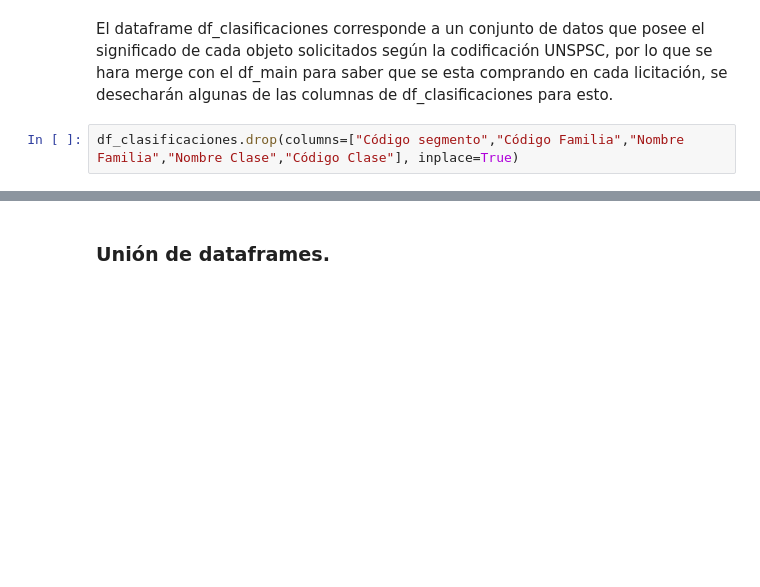
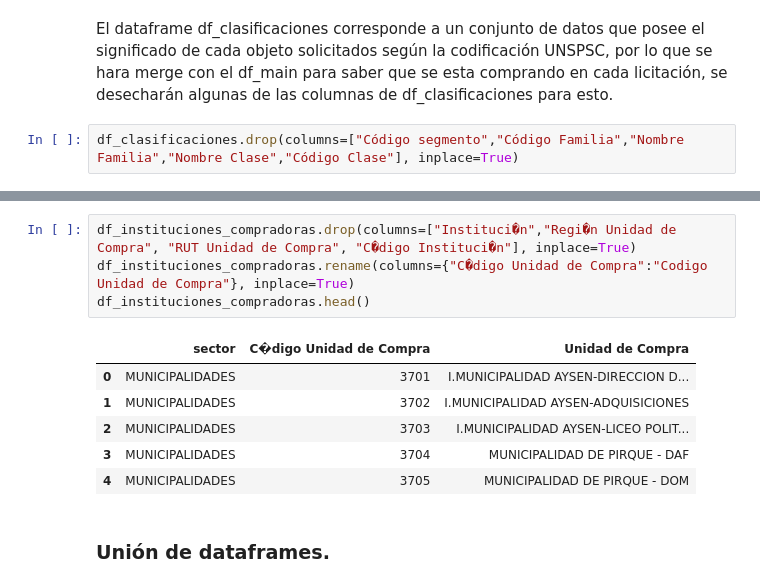
Before and after one commit to Camila-Rojas-05/Proyecto-IMT-2200-1-Grupo-14, a Jupyter notebook: Datos y trabajo con muestras/Revision_limpieza_2018.ipynb, the cells around one changed output, grey strips where cells are left out. Drawn from its saved outputs; the diff is of its cells as text; blank space fills up the shorter version.

```diff
--- a/Datos y trabajo con muestras/Revision_limpieza_2018.ipynb
+++ b/Datos y trabajo con muestras/Revision_limpieza_2018.ipynb
@@ -793,3 +536,14 @@ df_clasificaciones.drop(columns=["Código segmento","Código Familia","Nombre Fa
+# %%
+df_instituciones_compradoras.drop(columns=["Instituci�n","Regi�n Unidad de Compra", "RUT Unidad de Compra", "C�digo Instituci�n"], inplace=True)
+df_instituciones_compradoras.rename(columns={"C�digo Unidad de Compra":"Codigo Unidad de Compra"}, inplace=True)
+df_instituciones_compradoras.head()
+# %% [output]
+|  | sector | C�digo Unidad de Compra | Unidad de Compra |
+| 0 | MUNICIPALIDADES | 3701 | I.MUNICIPALIDAD AYSEN-DIRECCION D... |
+| 1 | MUNICIPALIDADES | 3702 | I.MUNICIPALIDAD AYSEN-ADQUISICIONES |
+| 2 | MUNICIPALIDADES | 3703 | I.MUNICIPALIDAD AYSEN-LICEO POLIT... |
+| 3 | MUNICIPALIDADES | 3704 | MUNICIPALIDAD DE PIRQUE - DAF |
+| 4 | MUNICIPALIDADES | 3705 | MUNICIPALIDAD DE PIRQUE - DOM |
 # %% [markdown]
 ### Unión de dataframes.
 # %%
```
Also changed, not shown: parts of 79 cells of this notebook, 1 other file.
